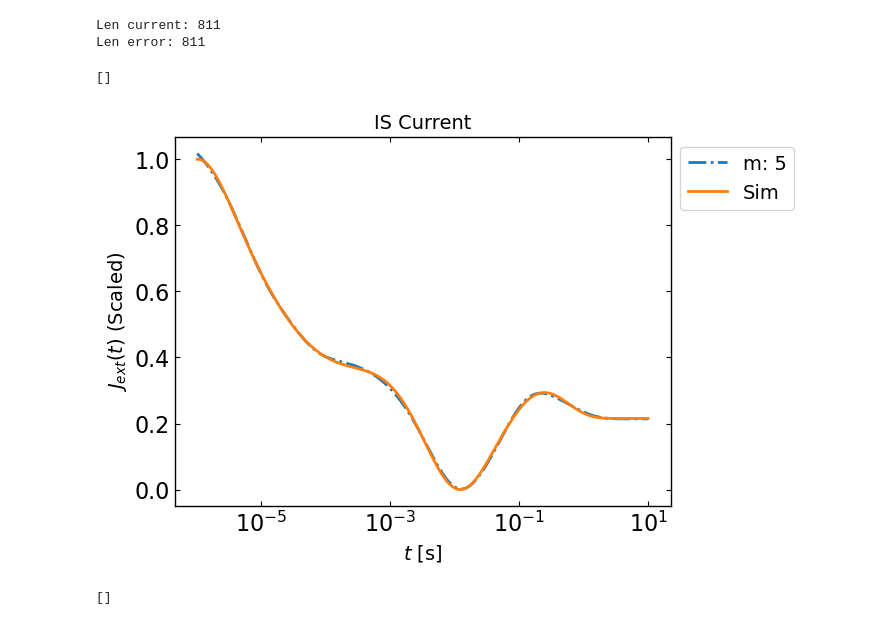
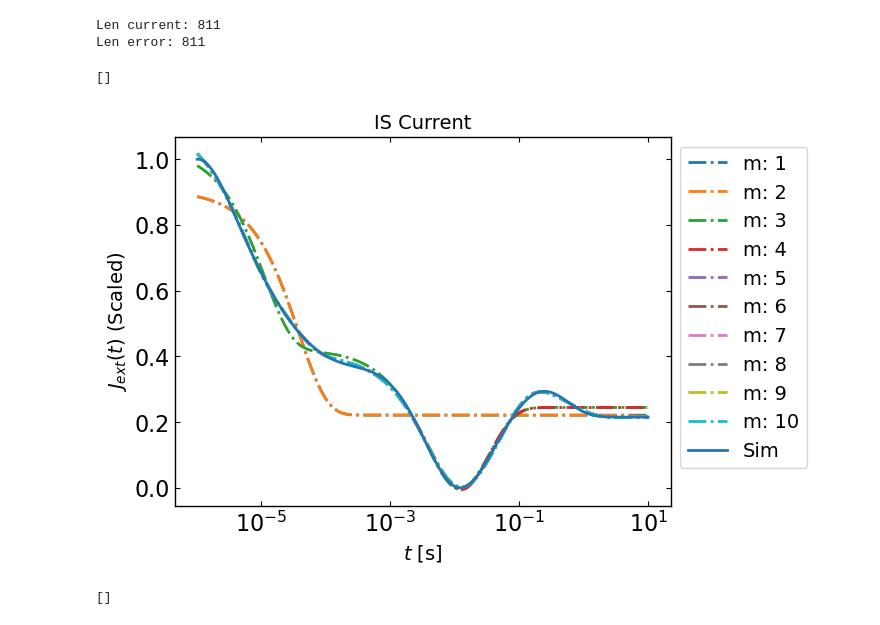
Before and after one commit to joshedmundson/pySIMsalabim, a Jupyter notebook: Notebooks/Projects/Den RT/DRT IS Impedance Behaviour in Spectrum/IS DRT Impedance Behaviour.ipynb, the cells around one changed output. Drawn from its saved outputs; the diff is of its cells as text; code cells hidden in the pictures.

```diff
--- a/Notebooks/Projects/Den RT/DRT IS Impedance Behaviour in Spectrum/IS DRT Impedance Behaviour.ipynb
+++ b/Notebooks/Projects/Den RT/DRT IS Impedance Behaviour in Spectrum/IS DRT Impedance Behaviour.ipynb
@@ -88,19 +88,19 @@ for m in m_values:
     fits.append(fit)
 # %%
 # Plot all the fits to make sure they make physical sense
-for fit in fits[4:5]:
+for fit in fits:
     plt.plot(time, fit.DRT_curve, label=f"m: {fit.m}", linestyle="-.")
 
 plt.plot(time, scaled_current, label='Sim')
 plt.xscale('log')
 plt.xlabel('$t$ [$\\text{s}$]')
 plt.ylabel('$J_{ext}(t)$ (Scaled)')
 plt.title("IS Current")
 plt.legend(bbox_to_anchor=(1,1), loc='upper left')
 plt.plot()
 # %% [output]
 []
-[figure, old version]
+[figure, new version]
 # %%
 m_and_scaled_costs = np.array([[fit.m, fit.cost] for fit in fits])
 
```
